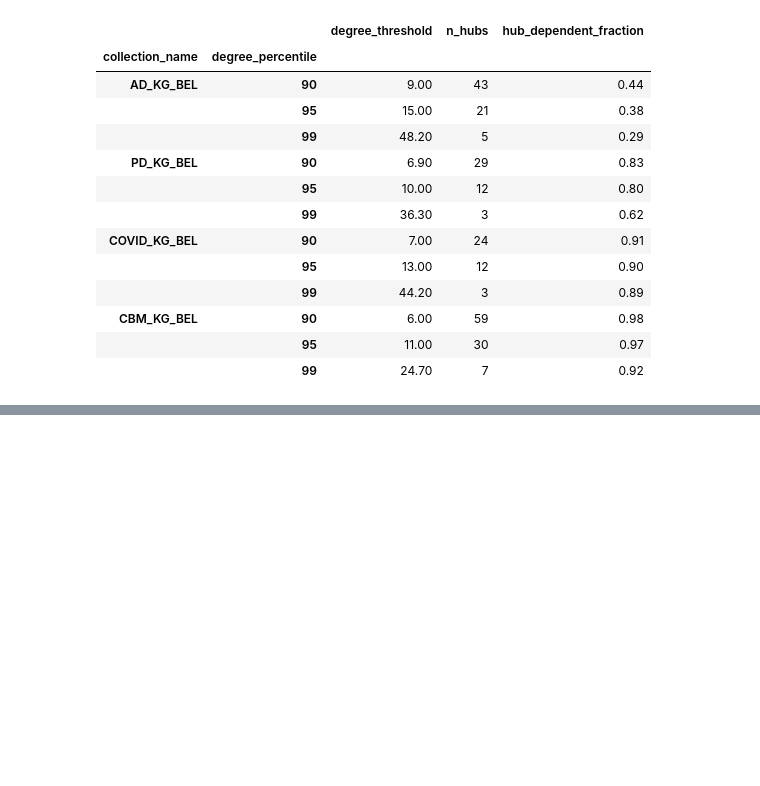
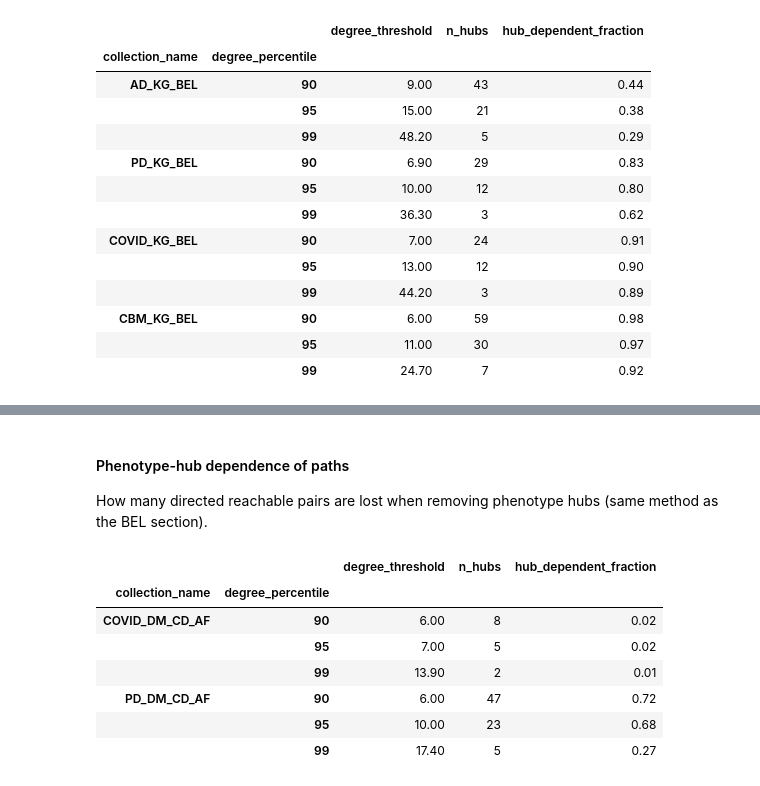
Before and after one commit to adrienrougny/commute_dm, a Jupyter notebook: scripts/main_analysis/2_05_get_collections_statistics.ipynb, the cells around one changed output, grey strips where cells are left out. Saved outputs shown, nothing was run; the diff lists cells and outputs as text; code cells hidden in the pictures; blank space fills up the shorter version.

```diff
--- a/scripts/main_analysis/2_05_get_collections_statistics.ipynb
+++ b/scripts/main_analysis/2_05_get_collections_statistics.ipynb
@@ -1379,7 +1282,7 @@ import networkx as nx
 import numpy as np
 
 
-def get_bel_phenotype_hub_dependence(projection, percentiles=(90, 95, 99)):
+def get_phenotype_hub_dependence(projection, phenotype_types, percentiles=(90, 95, 99)):
     """For each projected influence graph, the fraction of connectable pairs that
     can only be connected through a phenotype/pathology hub.
 
@@ -1394,14 +1297,14 @@ def get_bel_phenotype_hub_dependence(projection, percentiles=(90, 95, 99)):
         phenotype_degrees = [
             degrees[node]
             for node in graph
-            if graph.nodes[node]["node_class"] in PHENOTYPE_NODE_TYPES
+            if graph.nodes[node]["node_class"] in phenotype_types
         ]
         for percentile in percentiles:
             threshold = float(np.percentile(phenotype_degrees, percentile))
             hubs = {
                 node
                 for node in graph
-                if graph.nodes[node]["node_class"] in PHENOTYPE_NODE_TYPES
+                if graph.nodes[node]["node_class"] in phenotype_types
                 and degrees[node] > threshold
             }
             non_hubs = [node for node in graph if node not in hubs]
@@ -1446,0 +1858,18 @@ stripe_table(hub_dependence_df.set_index(["collection_name", "degree_percentile"
+# %% [markdown]
+#### Phenotype-hub dependence of paths
+
+How many directed reachable pairs are lost when removing phenotype hubs (same method as the BEL section).
+# %%
+af_hub_dependence_df = get_phenotype_hub_dependence(
+    af_projection, phenotype_types=CD_AF_PHENOTYPE_NODE_TYPES
+)
+stripe_table(af_hub_dependence_df.set_index(["collection_name", "degree_percentile"]))
+# %% [output]
+|  |  | degree_threshold | n_hubs | hub_dependent_fraction |
+| collection_name | degree_percentile |  |  |  |
+| COVID_DM_CD_AF | 90 | 6.00 | 8 | 0.02 |
+|  | 95 | 7.00 | 5 | 0.02 |
+|  | 99 | 13.90 | 2 | 0.01 |
+| PD_DM_CD_AF | 90 | 6.00 | 47 | 0.72 |
+|  | 95 | 10.00 | 23 | 0.68 |
+|  | 99 | 17.40 | 5 | 0.27 |
```
Also changed, not shown: parts of 50 cells of this notebook.
